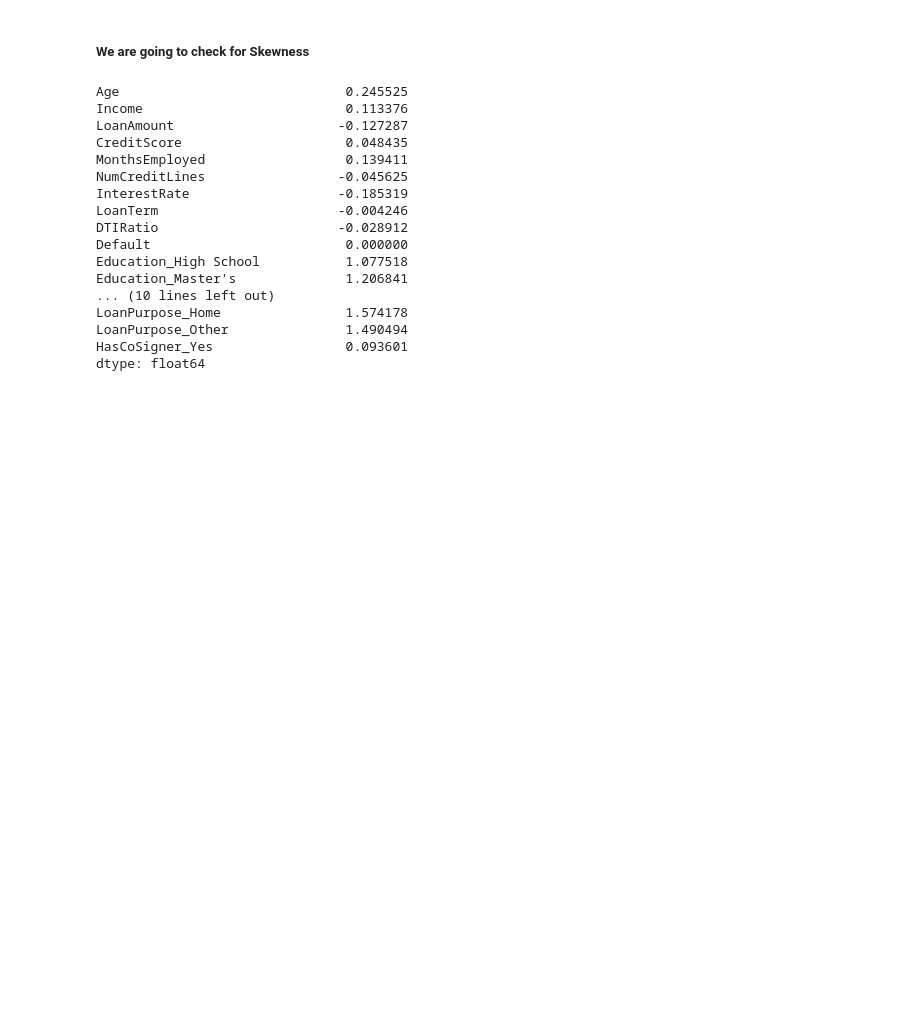
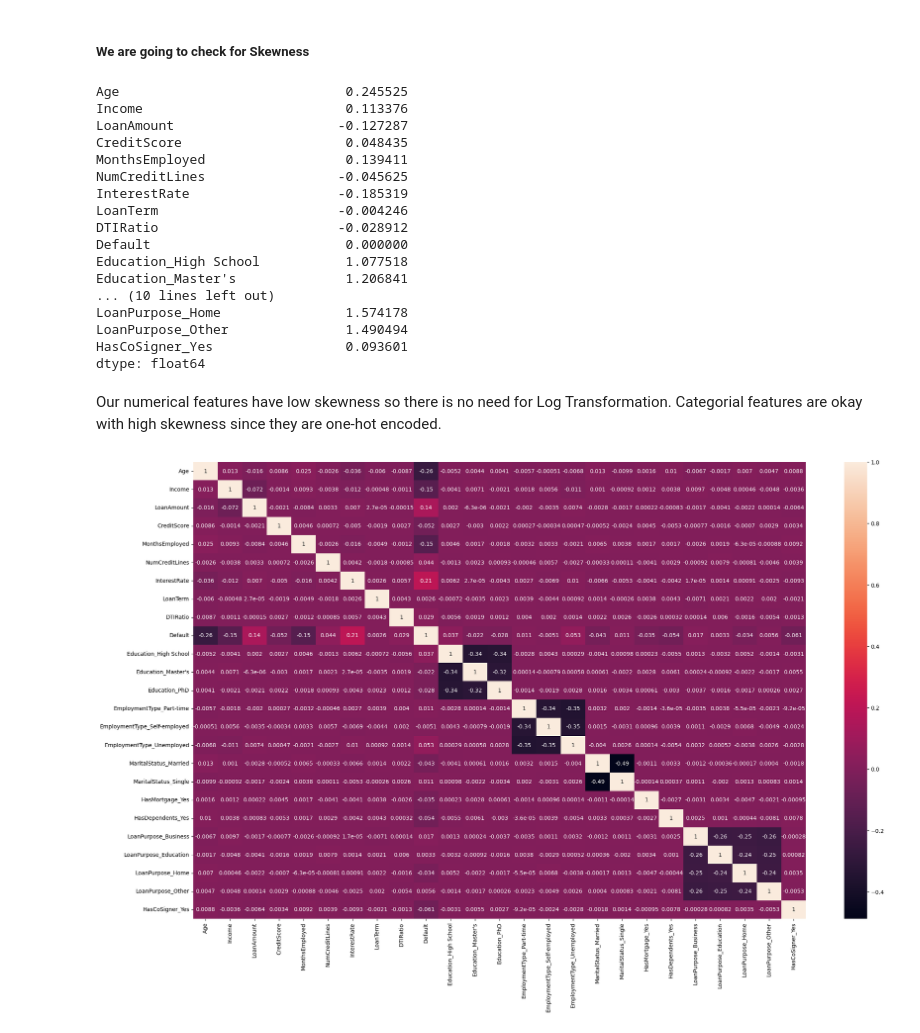
Before and after one commit to Dardeep/Loan-Default-Prediction-2, a Jupyter notebook: notebooks/feature_engineering.ipynb, the cells around one changed output. Cells and saved outputs as stored; diff of their text form; code cells hidden in the pictures; blank space fills up the shorter version.

```diff
--- a/notebooks/feature_engineering.ipynb
+++ b/notebooks/feature_engineering.ipynb
@@ -235,3 +235,5 @@ LoanPurpose_Home                1.574178
 LoanPurpose_Other               1.490494
 HasCoSigner_Yes                 0.093601
 dtype: float64
+# %% [markdown]
+Our numerical features have low skewness so there is no need for Log Transformation. Categorial features are okay with high skewness since they are one-hot encoded.
@@ -237,0 +242,6 @@ dtype: float64
+# %%
+plt.figure(figsize = (25,15))
+sns.heatmap(data = df.corr(), annot = True)
+plt.show()
+# %% [output]
+[figure, added]
```
Also changed, not shown: parts of 4 cells of this notebook, 1 other file.
